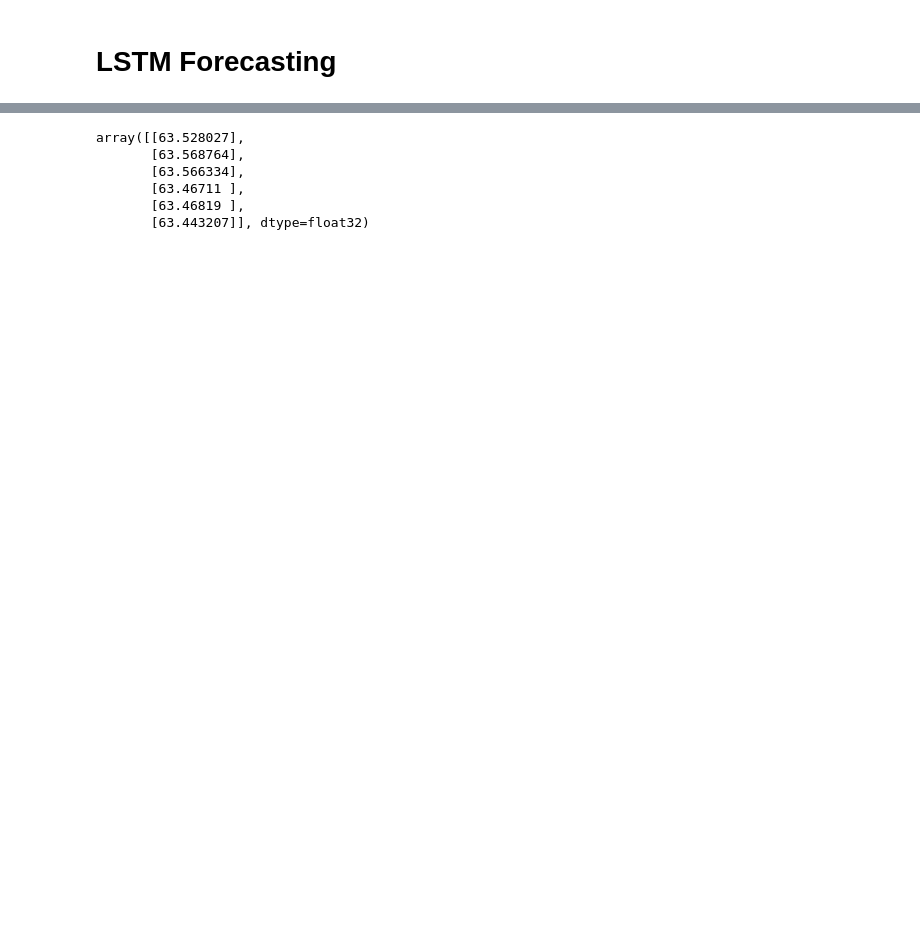
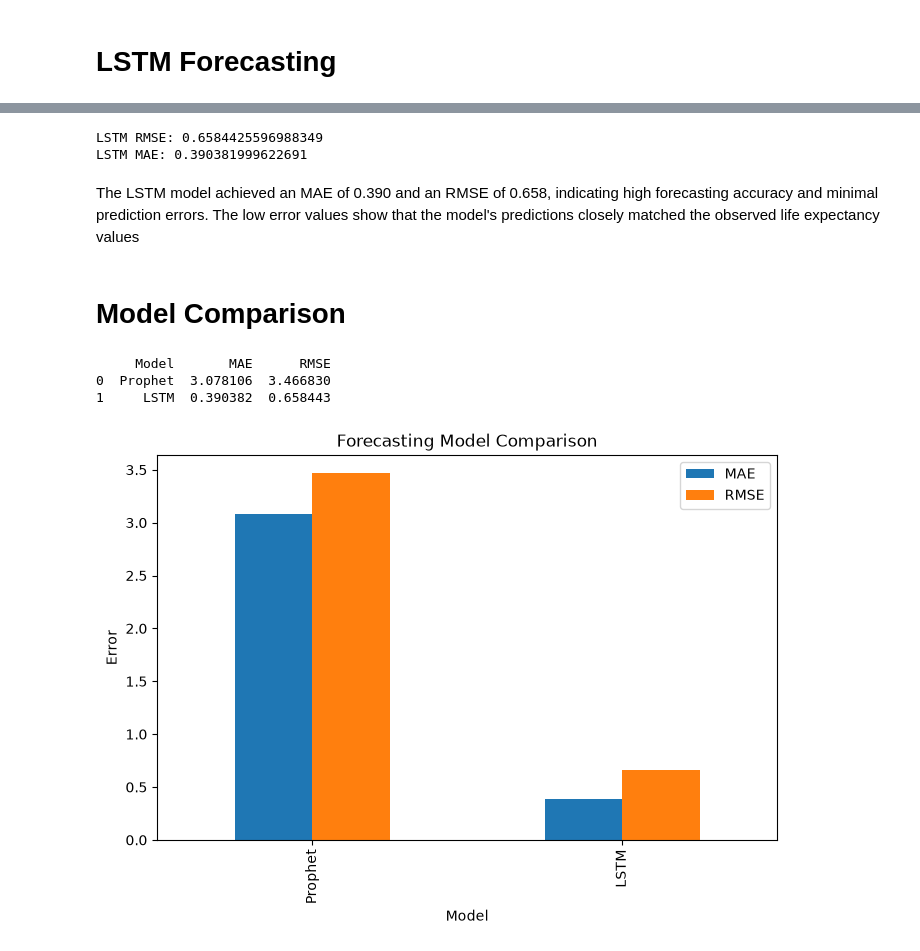
Before and after one commit to graceobonyo/Global-Health-System-Segmentation-and-Forecasting, a Jupyter notebook: ghss.ipynb, the cells around one changed output, grey strips where cells are left out. Cells and saved outputs as stored; diff of their text form; code cells hidden in the pictures; blank space fills up the shorter version.

```diff
--- a/ghss.ipynb
+++ b/ghss.ipynb
@@ -505,18 +584,57 @@ for _ in range(6):
         last_sequence[1:],
         pred
     )
-# %%
-future_predictions = scaler.inverse_transform(
-    np.array(
-        future_predictions
-    ).reshape(-1,1)
-)
-
-future_predictions
-# %% [output]
-array([[63.528027],
-       [63.568764],
-       [63.566334],
-       [63.46711 ],
-       [63.46819 ],
-       [63.443207]], dtype=float32)
+# %%
+rmse = np.sqrt(
+    mean_squared_error(
+        actual,
+        predictions
+    )
+)
+
+mae = mean_absolute_error(
+    actual,
+    predictions
+)
+
+print("LSTM RMSE:", rmse)
+print("LSTM MAE:", mae)
+# %% [output]
+LSTM RMSE: 0.6584425596988349
+LSTM MAE: 0.390381999622691
+# %% [markdown]
+The LSTM model achieved an MAE of 0.390 and an RMSE of 0.658, indicating high forecasting accuracy and minimal prediction errors. The low error values show that the model's predictions closely matched the observed life expectancy values
+# %% [markdown]
+# Model Comparison
+# %%
+# Model Comparison
+prophet_actual = test['y'].to_numpy()
+prophet_predictions = forecast['yhat'].tail(len(test)).to_numpy()
+
+prophet_mae = mean_absolute_error(prophet_actual, prophet_predictions)
+prophet_rmse = np.sqrt(mean_squared_error(prophet_actual, prophet_predictions))
+
+lstm_actual = np.asarray(actual).ravel()
+lstm_predictions = np.asarray(predictions).ravel()
+
+lstm_mae = mean_absolute_error(lstm_actual, lstm_predictions)
+lstm_rmse = np.sqrt(mean_squared_error(lstm_actual, lstm_predictions))
+
+
+print(comparison)
+# %% [output]
+     Model       MAE      RMSE
+0  Prophet  3.078106  3.466830
+1     LSTM  0.390382  0.658443
+# %%
+# Visualisation of Model Comparison
+comparison.set_index('Model')[['MAE','RMSE']].plot(
+    kind='bar',
+    figsize=(8,5)
+)
+
+plt.title('Forecasting Model Comparison')
+plt.ylabel('Error')
+plt.show()
+# %% [output]
+[figure, added]
```
Also changed, not shown: parts of 37 cells of this notebook, 2 other files.
